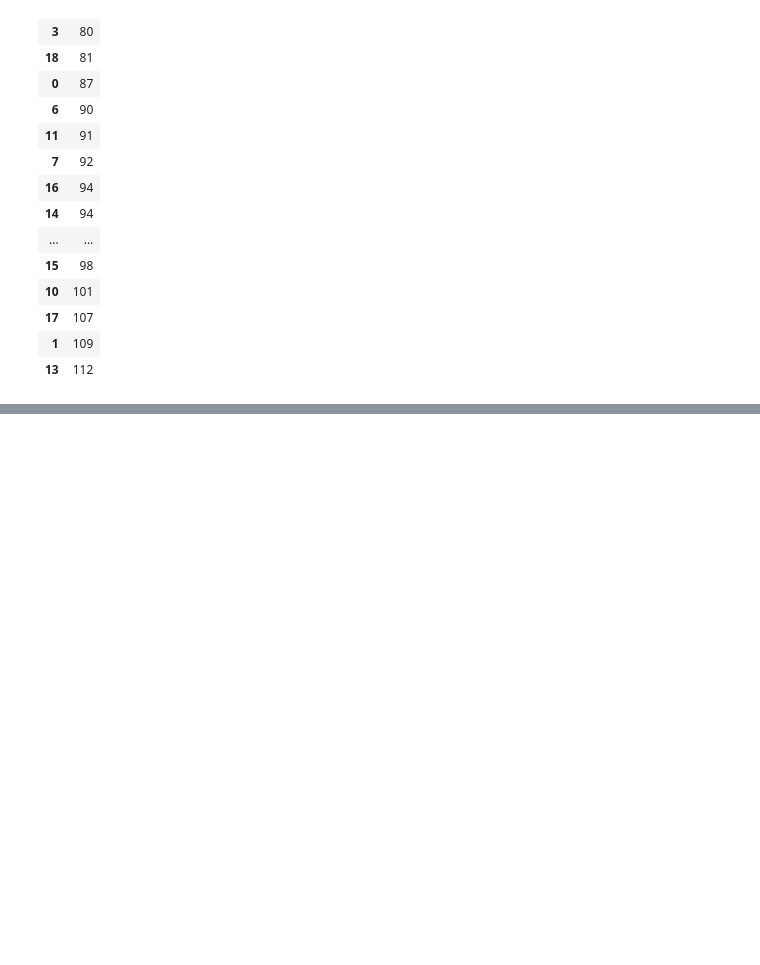
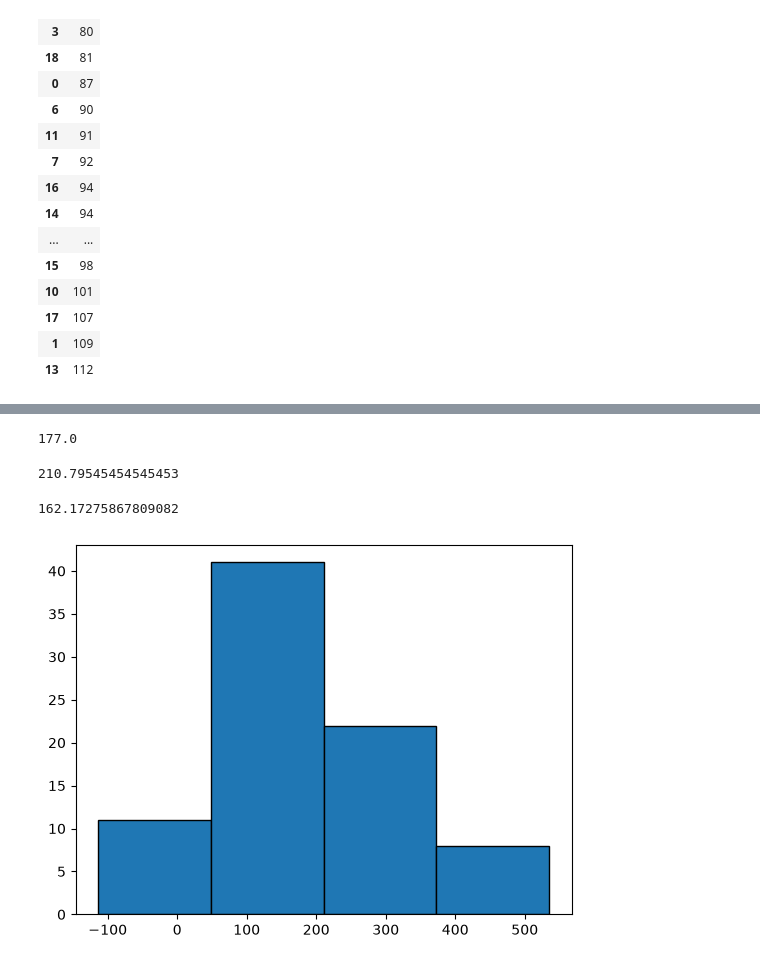
Before and after one commit to sanchesale3018/Data-Science-Postgrad-PUC-Minas, a Jupyter notebook: Estatistica/Execicios_Livro/Exer_cap_01.ipynb, the cells around one changed output, grey strips where cells are left out. Saved outputs shown, nothing was run; the diff lists cells and outputs as text; code cells hidden in the pictures; blank space fills up the shorter version.

```diff
--- a/Estatistica/Execicios_Livro/Exer_cap_01.ipynb
+++ b/Estatistica/Execicios_Livro/Exer_cap_01.ipynb
@@ -465,0 +519,28 @@ frequencia.sort_values(0)
+# %%
+desvio_aproximado = (max(tempos_falha)-min(tempos_falha))/4
+desvio_aproximado
+# %% [output]
+177.0
+# %%
+media = tempos_falha.mean()
+print(media)
+# %% [output]
+210.79545454545453
+# %%
+desvio_padrao = tempos_falha.std()
+print(desvio_padrao)
+# %% [output]
+162.17275867809082
+# %%
+meus_intervalos = [
+    media - (2 * desvio_padrao),
+    media - (1 * desvio_padrao),
+    media,           # O centro exato do gráfico
+    media + (1 * desvio_padrao),
+    media + (2 * desvio_padrao)
+]
+# %%
+plt.hist(tempos_falha, bins = meus_intervalos, edgecolor='black')
+plt.show()
+# %% [output]
+[figure, added]
```
Also changed, not shown: parts of 7 cells of this notebook, 2 other files.
